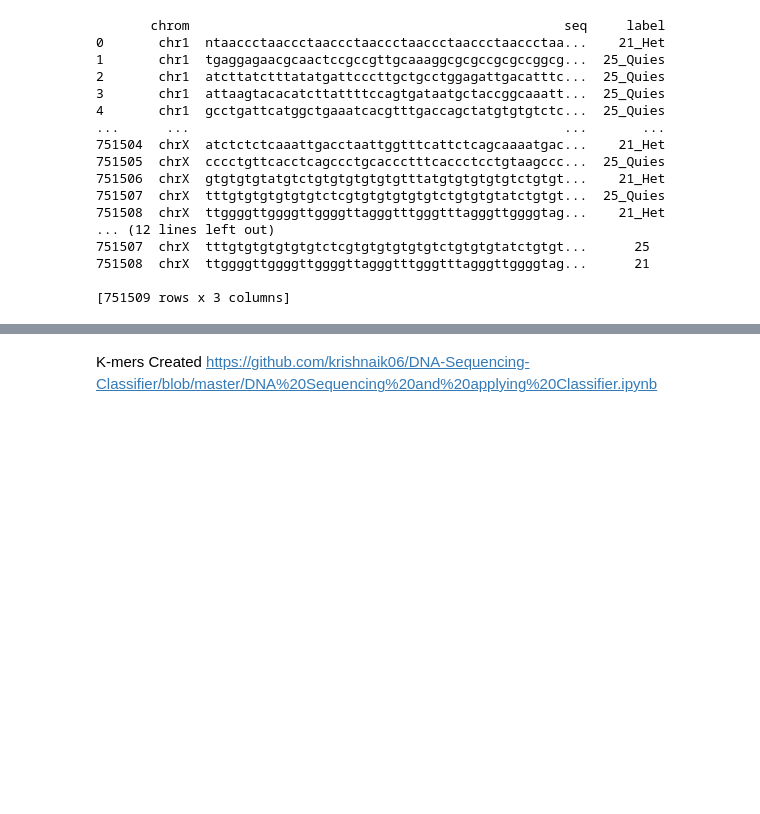
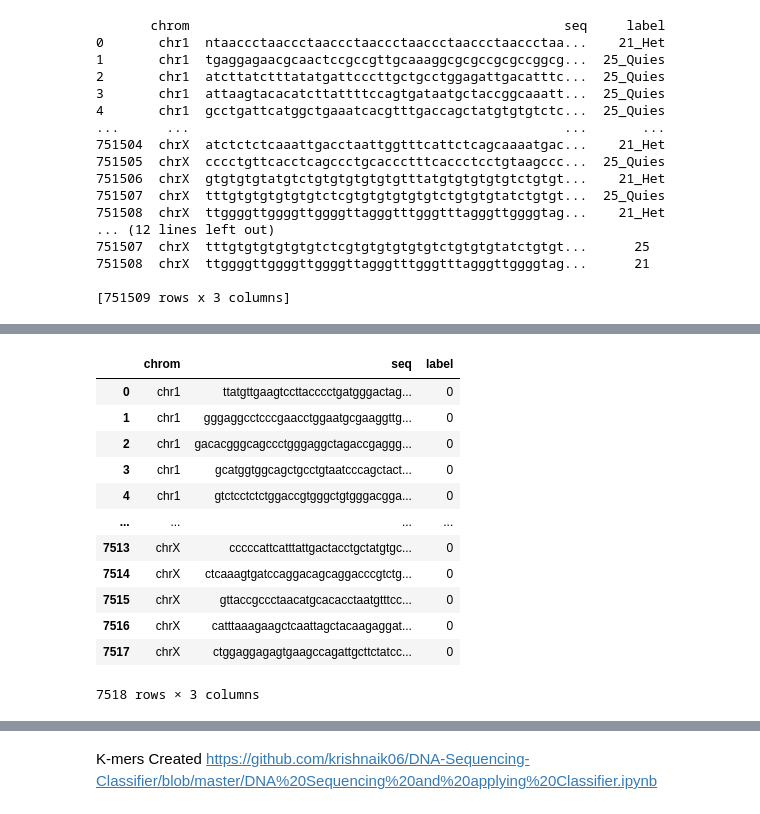
Before and after one commit to kstoy3/SURF-2020-Weiss-Lab, a Jupyter notebook: 2021/Preparing Data Set.ipynb, the cells around one changed output, grey strips where cells are left out. Saved outputs shown, nothing was run; the diff lists cells and outputs as text; code cells hidden in the pictures; blank space fills up the shorter version.

```diff
--- a/2021/Preparing Data Set.ipynb
+++ b/2021/Preparing Data Set.ipynb
@@ -178,0 +227,4 @@ print(df_data)
+# %%
+index_13 = {}
+for num in df.index[df['label'] == 13].tolist():
+    index_13[num] = 1
@@ -178,0 +259,3 @@ print(df_data)
+# %%
+index_other = random.choices(nums, k=len(index_13))
+index_other
@@ -179,3 +280,32 @@ print(df_data)
+# %%
+d = {}
+count = 0
+index = 0
+for chrom, seq in zip(df['chrom'], df['seq']):
+    if index in index_other:
+        d[count] = {"chrom": chrom, "seq": seq, "label": 0}
+        count += 1
+    elif i in dict_keys:
+        d[count] = {"chrom": chrom, "seq": seq, "label": 1}
+        count += 1
+    index += 1
+
+df_2 = df.from_dict(d, "index")
+df_2
+# %% [output]
+|  | chrom | seq | label |
+| 0 | chr1 | ttatgttgaagtccttacccctgatgggactag... | 0 |
+| 1 | chr1 | gggaggcctcccgaacctggaatgcgaaggttg... | 0 |
+| 2 | chr1 | gacacgggcagccctgggaggctagaccgaggg... | 0 |
+| 3 | chr1 | gcatggtggcagctgcctgtaatcccagctact... | 0 |
+| 4 | chr1 | gtctcctctctggaccgtgggctgtgggacgga... | 0 |
+| ... | ... | ... | ... |
+| 7513 | chrX | cccccattcatttattgactacctgctatgtgc... | 0 |
+| 7514 | chrX | ctcaaagtgatccaggacagcaggacccgtctg... | 0 |
+| 7515 | chrX | gttaccgccctaacatgcacacctaatgtttcc... | 0 |
+| 7516 | chrX | catttaaagaagctcaattagctacaagaggat... | 0 |
+| 7517 | chrX | ctggaggagagtgaagccagattgcttctatcc... | 0 |
+7518 rows × 3 columns
 # %%
 df_data.drop(df_data.loc[df_data['labels']==25].index, inplace=True)
 print(df_data)
```
Also changed, not shown: parts of 18 cells of this notebook.
